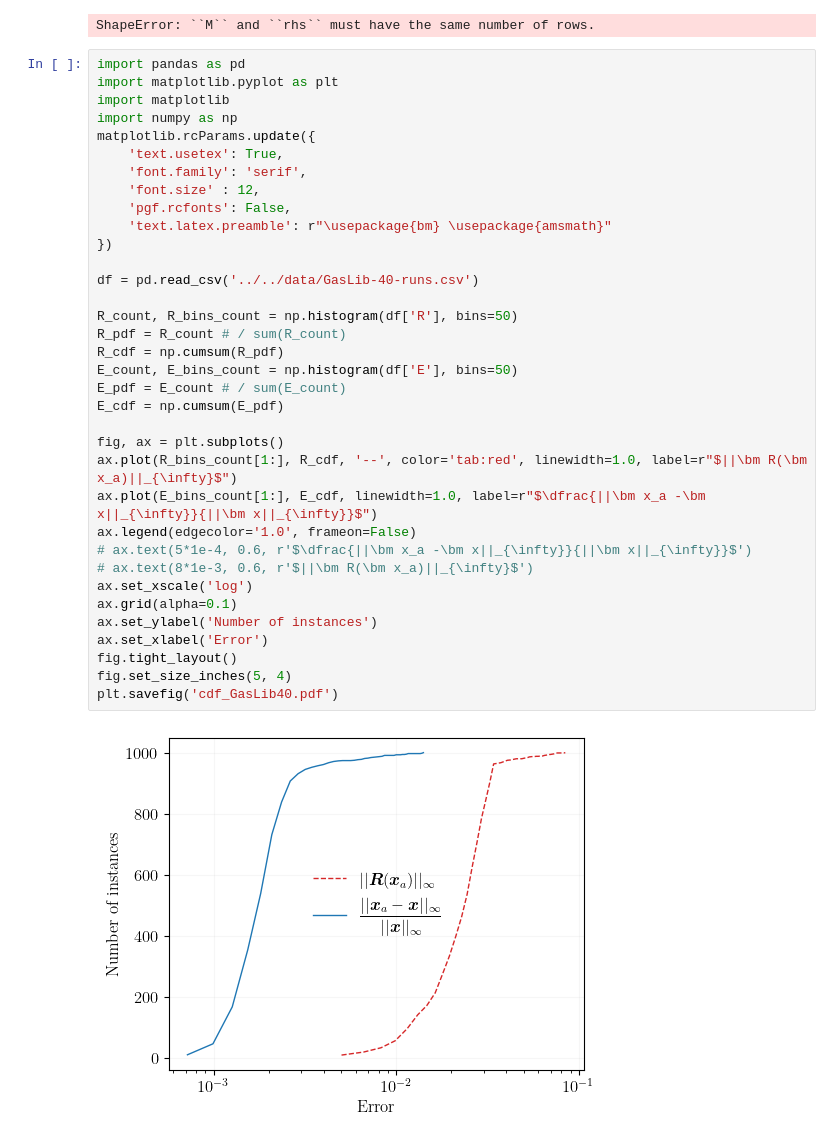
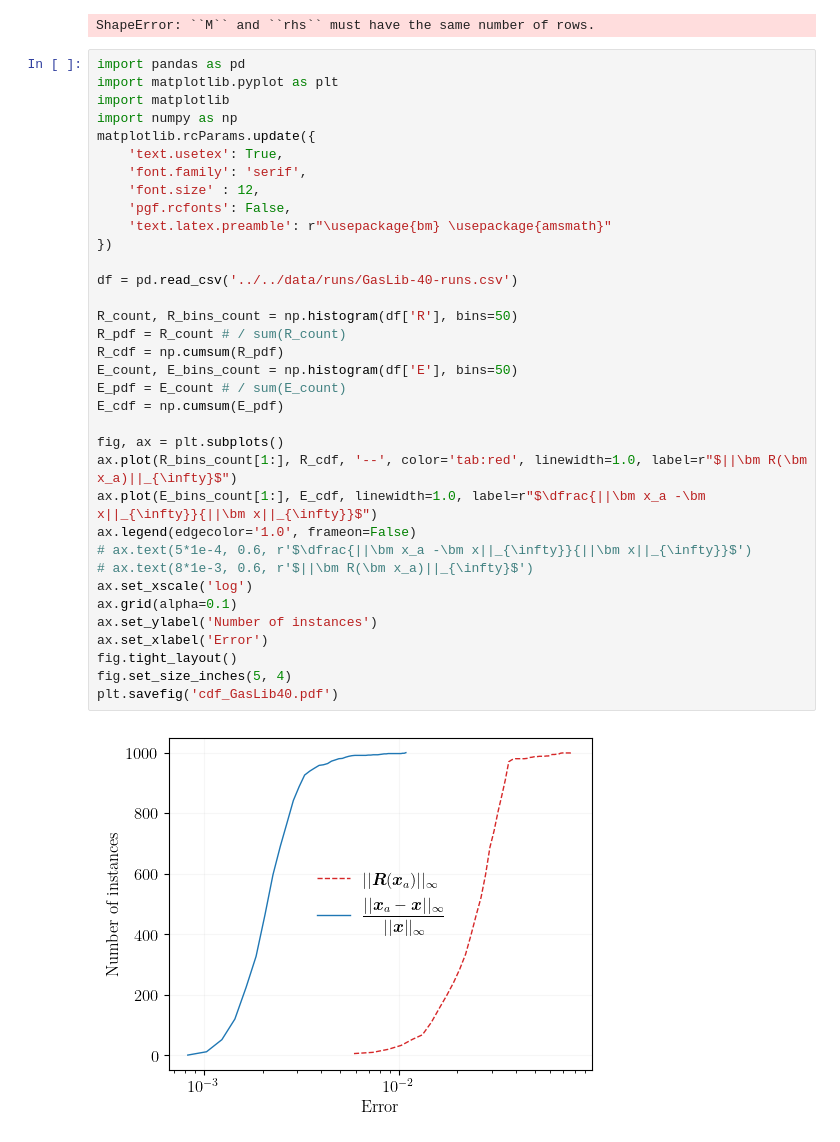
Before and after one commit to kaarthiksundar/ExistenceGasFlowRuns, a Jupyter notebook: src/python/v2.ipynb, the cells around one changed output. Drawn from its saved outputs; the diff is of its cells as text.

```diff
--- a/src/python/v2.ipynb
+++ b/src/python/v2.ipynb
@@ -140,32 +136,32 @@ import numpy as np
 matplotlib.rcParams.update({
     'text.usetex': True,
     'font.family': 'serif',
     'font.size' : 12,
     'pgf.rcfonts': False,
     'text.latex.preamble': r"\usepackage{bm} \usepackage{amsmath}"
 })
 
-df = pd.read_csv('../../data/GasLib-40-runs.csv')
+df = pd.read_csv('../../data/runs/GasLib-40-runs.csv')
 
 R_count, R_bins_count = np.histogram(df['R'], bins=50)
 R_pdf = R_count # / sum(R_count)
 R_cdf = np.cumsum(R_pdf)
 E_count, E_bins_count = np.histogram(df['E'], bins=50)
 E_pdf = E_count # / sum(E_count)
 E_cdf = np.cumsum(E_pdf)
 
 fig, ax = plt.subplots()
 ax.plot(R_bins_count[1:], R_cdf, '--', color='tab:red', linewidth=1.0, label=r"$||\bm R(\bm x_a)||_{\infty}$")
 ax.plot(E_bins_count[1:], E_cdf, linewidth=1.0, label=r"$\dfrac{||\bm x_a -\bm x||_{\infty}}{||\bm x||_{\infty}}$")
 ax.legend(edgecolor='1.0', frameon=False)
 # ax.text(5*1e-4, 0.6, r'$\dfrac{||\bm x_a -\bm x||_{\infty}}{||\bm x||_{\infty}}$')
 # ax.text(8*1e-3, 0.6, r'$||\bm R(\bm x_a)||_{\infty}$')
 ax.set_xscale('log')
 ax.grid(alpha=0.1)
 ax.set_ylabel('Number of instances')
 ax.set_xlabel('Error')
 fig.tight_layout()
 fig.set_size_inches(5, 4)
 plt.savefig('cdf_GasLib40.pdf')
 # %% [output]
-[figure, old version]
+[figure, new version]
```
Also changed, not shown: parts of 4 cells of this notebook, 30 other files.
